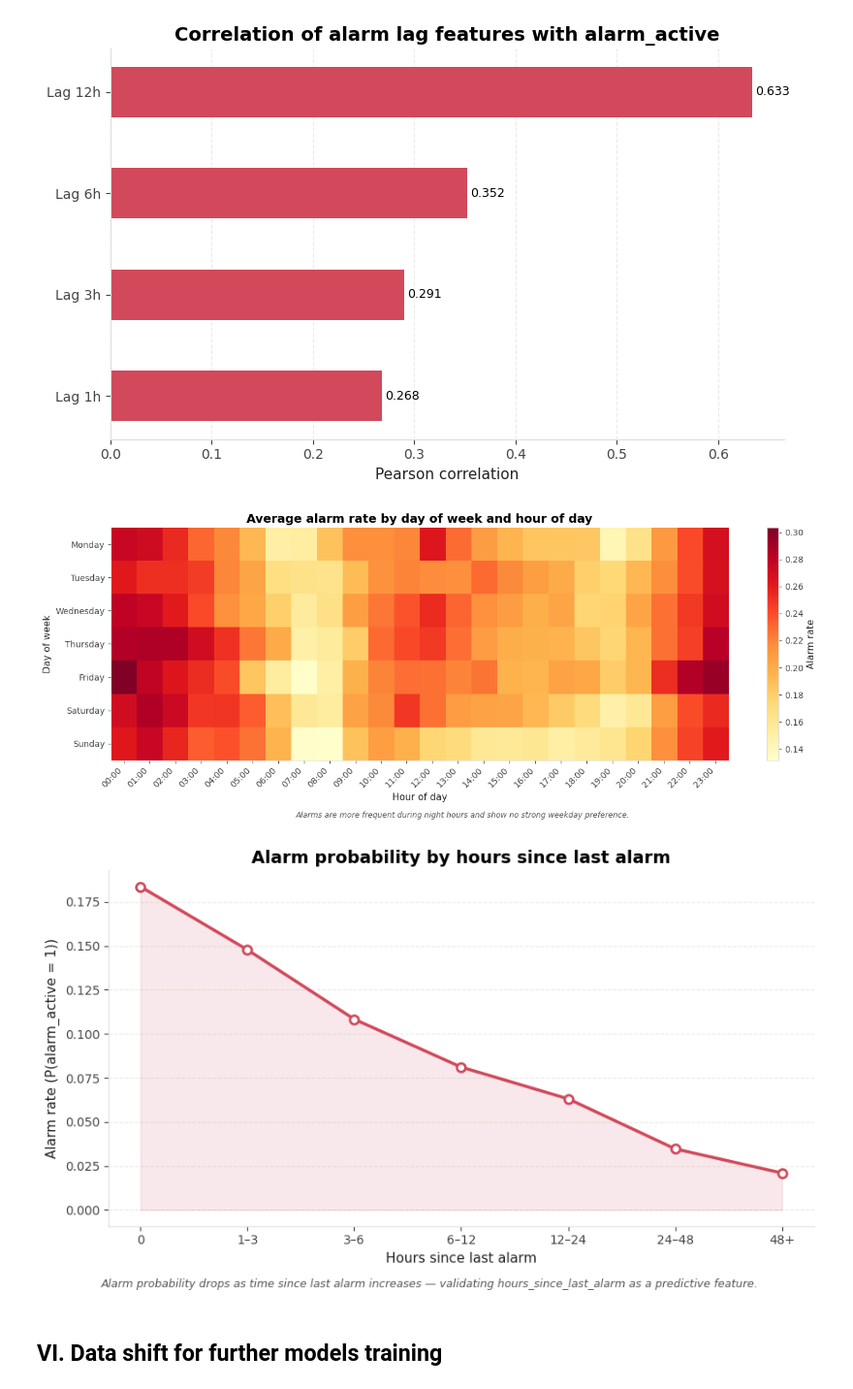
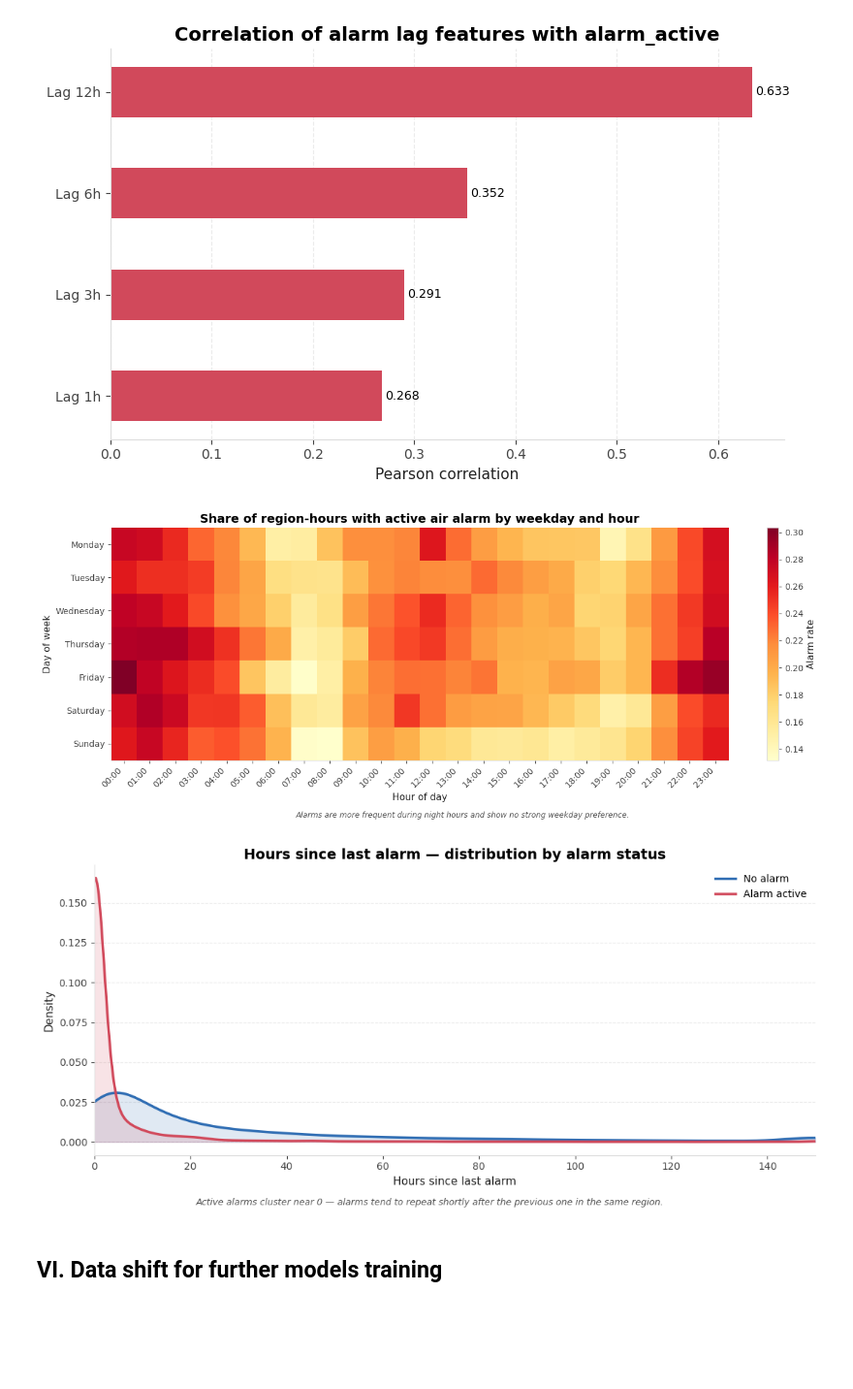
Before and after one commit to khorunzhaviktoriia/war-events-predictor-saas, a Jupyter notebook: forecasting/data_merge_feature_engineering.ipynb, the cells around one changed output. Shown at 97% size. Drawn from its saved outputs; the diff is of its cells as text; code cells hidden in the pictures; blank space fills up the shorter version.

```diff
--- a/forecasting/data_merge_feature_engineering.ipynb
+++ b/forecasting/data_merge_feature_engineering.ipynb
@@ -33,6 +34,7 @@ df_weather = pd.read_csv(weather_file)
 df_war_events = pd.read_csv(alarms_file)
 df_isw_matrix = pd.read_csv(isw_file)
 df_tg_matrix = pd.read_csv(tg_file)
+df_tg_region = pd.read_csv(tg_region)
 # %% [markdown]
 ## III. Data merge
 # %% [markdown]
@@ -843,9 +885,15 @@ plt.show()
 # %%
 fig, axes = plt.subplots(1, 3, figsize=(12, 5))
 
-for ax, col, label in zip(axes, ['hour_temp', 'hour_humidity', 'hour_cloudcover'], ['Temperature (°C)', 'Humidity (%)', 'Cloud cover (%)']):
-    data = [df[df['alarm_active']==0][col].dropna(), df[df['alarm_active']==1][col].dropna()]
-    bp = ax.boxplot(data, patch_artist=True, medianprops=dict(color='white', linewidth=2))
+for ax, col, label in zip(axes,
+    ['hour_temp', 'hour_humidity', 'hour_cloudcover'],
+    ['Temperature (°C)', 'Humidity (%)', 'Cloud cover (%)']):
+
+    data = [df[df['alarm_active']==0][col].dropna(),
+            df[df['alarm_active']==1][col].dropna()]
+
+    bp = ax.boxplot(data, patch_artist=True,
+                    medianprops=dict(color='white', linewidth=2))
 
     bp['boxes'][0].set_facecolor(BLUE_MAIN)
     bp['boxes'][1].set_facecolor(RED_ACCENT)
@@ -886,7 +934,12 @@ plt.show()
 # %% [output]
 [figure]
 # %%
-alarm_pivot = df.pivot_table(index='datetime_hour', columns='region_key', values='alarm_active')
+alarm_pivot = df.pivot_table(
+    index='datetime_hour',
+    columns='region_key',
+    values='alarm_active'
+)
+
 region_corr = alarm_pivot.corr()
 
 fig, ax = plt.subplots(figsize=(14, 12))
@@ -1034,7 +1093,7 @@ ax.set_xticklabels([f'{h:02d}:00' for h in range(24)], rotation=45, ha='right')
 ax.set_yticks(range(7))
 ax.set_yticklabels(days)
 
-ax.set_title('Average alarm rate by day of week and hour of day')
+ax.set_title('Share of region-hours with active air alarm by weekday and hour')
 ax.set_xlabel('Hour of day')
 ax.set_ylabel('Day of week')
 
@@ -1046,34 +1105,35 @@ plt.colorbar(im, ax=ax, label='Alarm rate')
 plt.tight_layout()
 plt.show()
 # %% [output]
-[figure, old version]
+[figure, new version]
 # %%
-bins = [0, 1, 3, 6, 12, 24, 48, 150]
-labels_bins = ['0', '1–3', '3–6', '6–12', '12–24', '24–48', '48+']
+from scipy.stats import gaussian_kde
 
-df['hours_bin'] = pd.cut(df['hours_since_last_alarm'], bins=bins, labels=labels_bins, right=True)
-alarm_by_hours = (df.groupby('hours_bin', observed=True)['alarm_active'].mean().reset_index())
+fig, ax = plt.subplots(figsize=(11, 5))
 
-fig, ax = plt.subplots(figsize=(9, 5))
+for status, color, label in [(0, BLUE_MAIN, 'No alarm'), (1, RED_ACCENT, 'Alarm active')]:
+    data = df[df['alarm_active'] == status]['hours_since_last_alarm'].clip(upper=150)
+    kde = gaussian_kde(data, bw_method=0.15)
+    x_range = np.linspace(0, 150, 500)
+    ax.plot(x_range, kde(x_range), color=color, linewidth=2.5, label=label)
+    ax.fill_between(x_range, kde(x_range), alpha=0.15, color=color)
 
-ax.plot(range(len(alarm_by_hours)), alarm_by_hours['alarm_active'], color=RED_ACCENT, linewidth=2.5, marker='o', markersize=7, markerfacecolor='white', markeredgewidth=2)
-ax.fill_between(range(len(alarm_by_hours)), alarm_by_hours['alarm_active'], alpha=0.12, color=RED_ACCENT)
-ax.set_xticks(range(len(labels_bins)))
-ax.set_xticklabels(labels_bins)
-ax.set_title('Alarm probability by hours since last alarm')
+ax.set_title('Hours since last alarm — distribution by alarm status')
 ax.set_xlabel('Hours since last alarm')
-ax.set_ylabel('Alarm rate (P(alarm_active = 1))')
+ax.set_ylabel('Density')
+ax.set_xlim(0, 150)
+ax.legend(frameon=False)
 ax.grid(axis='y')
 ax.set_axisbelow(True)
 
 fig.text(0.5, -0.02,
-         'Alarm probability drops as time since last alarm increases — validating hours_since_last_alarm as a predictive feature.',
+         'Active alarms cluster near 0 — alarms tend to repeat shortly after the previous one in the same region.',
          ha='center', fontsize=9, color=TEXT_GREY, style='italic')
 
 plt.tight_layout()
 plt.show()
 # %% [output]
-[figure, old version]
+[figure, new version]
 # %% [markdown]
 ## VI. Data shift for further models training
 # %%
```
Also changed, not shown: parts of 42 cells of this notebook, 1 other file.
